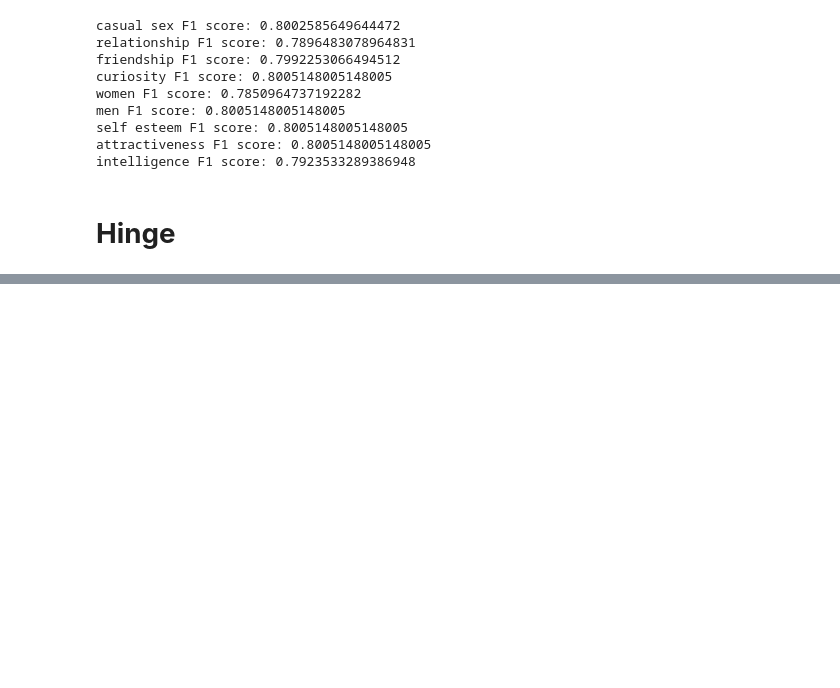
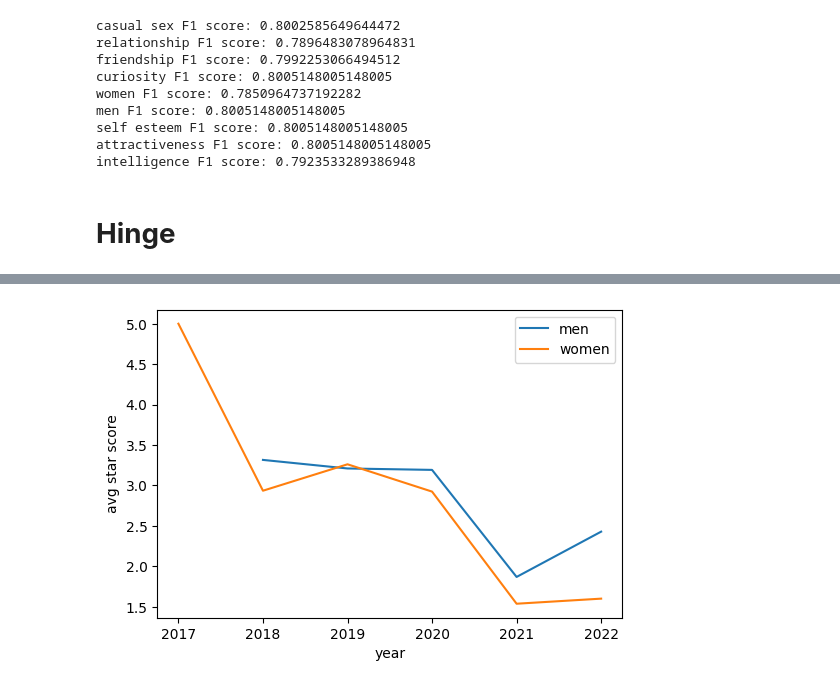
Before and after one commit to aleceress/datingapp_sentiment, a Jupyter notebook: evaluation.ipynb, the cells around one changed output, grey strips where cells are left out. Saved outputs shown, nothing was run; the diff lists cells and outputs as text; code cells hidden in the pictures; blank space fills up the shorter version.

```diff
--- a/evaluation.ipynb
+++ b/evaluation.ipynb
@@ -186,0 +223,4 @@ annotated_hinge = general.bm25_annotate(queries, app="hinge")
+# %%
+visualizer.plot_time_avg_score_category(annotated_hinge, queries=["men", "women"], figsize = (6,4))
+# %% [output]
+[figure, added]
```
Also changed, not shown: parts of 9 cells of this notebook.
